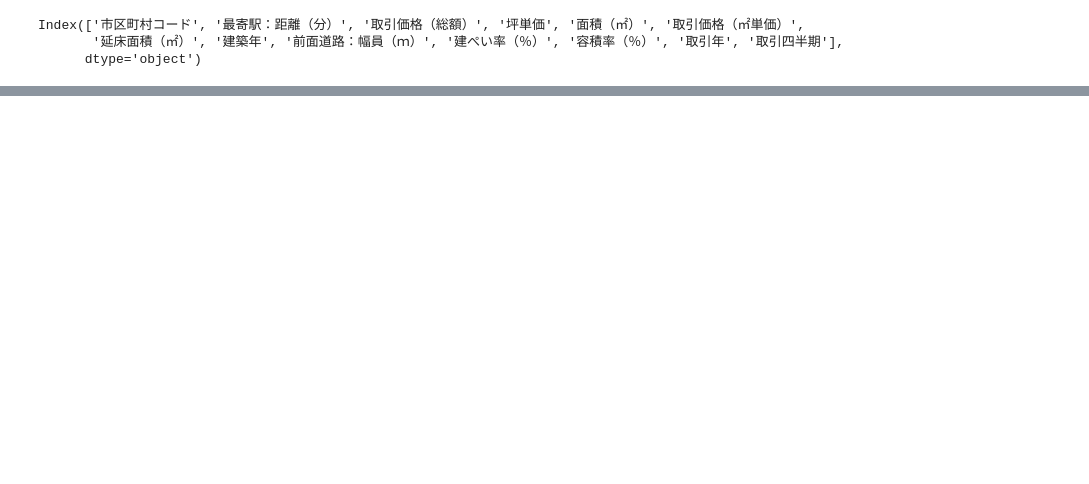
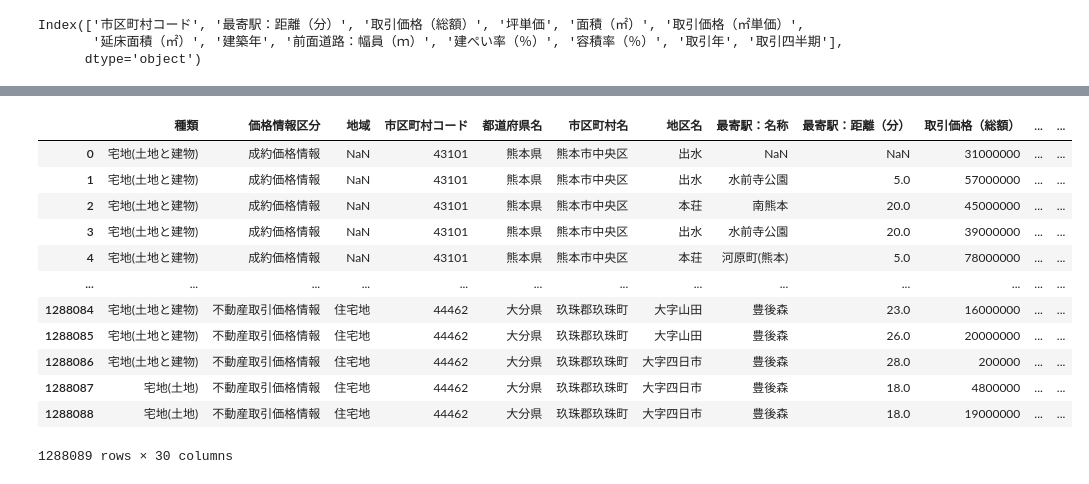
Before and after one commit to shun0109/colab, a Jupyter notebook: processing.ipynb, the cells around one changed output, grey strips where cells are left out. Saved outputs shown, nothing was run; the diff lists cells and outputs as text; code cells hidden in the pictures; blank space fills up the shorter version.

```diff
--- a/processing.ipynb
+++ b/processing.ipynb
@@ -301,0 +351,16 @@ Index(['市区町村コード', '最寄駅：距離（分）', '取引価格（
+# %%
+df
+# %% [output]
+|  | 種類 | 価格情報区分 | 地域 | 市区町村コード | 都道府県名 | 市区町村名 | 地区名 | 最寄駅：名称 | 最寄駅：距離（分） | 取引価格（総額） | ... | ... |
+| 0 | 宅地(土地と建物) | 成約価格情報 | NaN | 43101 | 熊本県 | 熊本市中央区 | 出水 | NaN | NaN | 31000000 | ... | ... |
+| 1 | 宅地(土地と建物) | 成約価格情報 | NaN | 43101 | 熊本県 | 熊本市中央区 | 出水 | 水前寺公園 | 5.0 | 57000000 | ... | ... |
+| 2 | 宅地(土地と建物) | 成約価格情報 | NaN | 43101 | 熊本県 | 熊本市中央区 | 本荘 | 南熊本 | 20.0 | 45000000 | ... | ... |
+| 3 | 宅地(土地と建物) | 成約価格情報 | NaN | 43101 | 熊本県 | 熊本市中央区 | 出水 | 水前寺公園 | 20.0 | 39000000 | ... | ... |
+| 4 | 宅地(土地と建物) | 成約価格情報 | NaN | 43101 | 熊本県 | 熊本市中央区 | 本荘 | 河原町(熊本) | 5.0 | 78000000 | ... | ... |
+| ... | ... | ... | ... | ... | ... | ... | ... | ... | ... | ... | ... | ... |
+| 1288084 | 宅地(土地と建物) | 不動産取引価格情報 | 住宅地 | 44462 | 大分県 | 玖珠郡玖珠町 | 大字山田 | 豊後森 | 23.0 | 16000000 | ... | ... |
+| 1288085 | 宅地(土地と建物) | 不動産取引価格情報 | 住宅地 | 44462 | 大分県 | 玖珠郡玖珠町 | 大字山田 | 豊後森 | 26.0 | 20000000 | ... | ... |
+| 1288086 | 宅地(土地と建物) | 不動産取引価格情報 | 住宅地 | 44462 | 大分県 | 玖珠郡玖珠町 | 大字四日市 | 豊後森 | 28.0 | 200000 | ... | ... |
+| 1288087 | 宅地(土地) | 不動産取引価格情報 | 住宅地 | 44462 | 大分県 | 玖珠郡玖珠町 | 大字四日市 | 豊後森 | 18.0 | 4800000 | ... | ... |
+| 1288088 | 宅地(土地) | 不動産取引価格情報 | 住宅地 | 44462 | 大分県 | 玖珠郡玖珠町 | 大字四日市 | 豊後森 | 18.0 | 19000000 | ... | ... |
+1288089 rows × 30 columns
```
Also changed, not shown: parts of 6 cells of this notebook.
